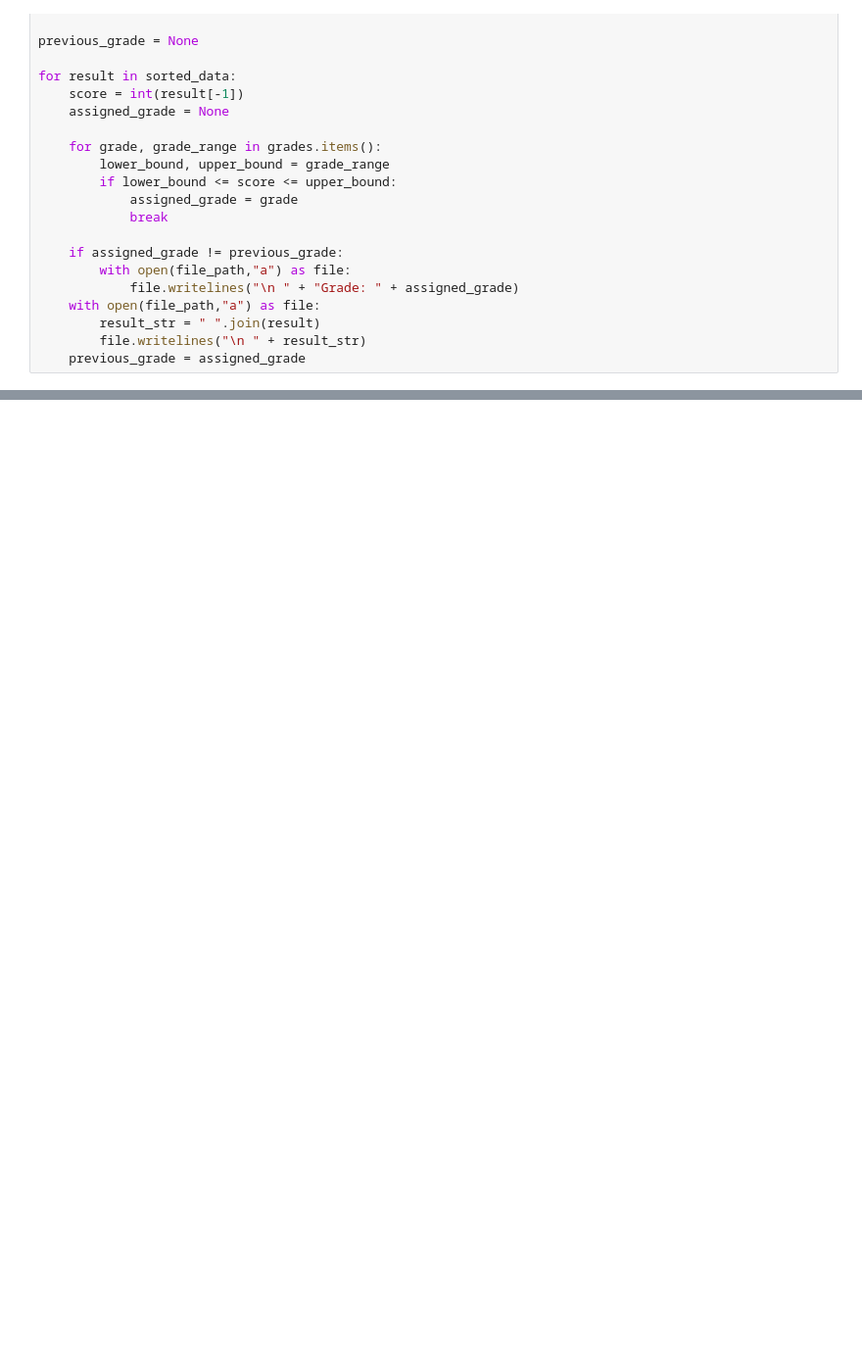
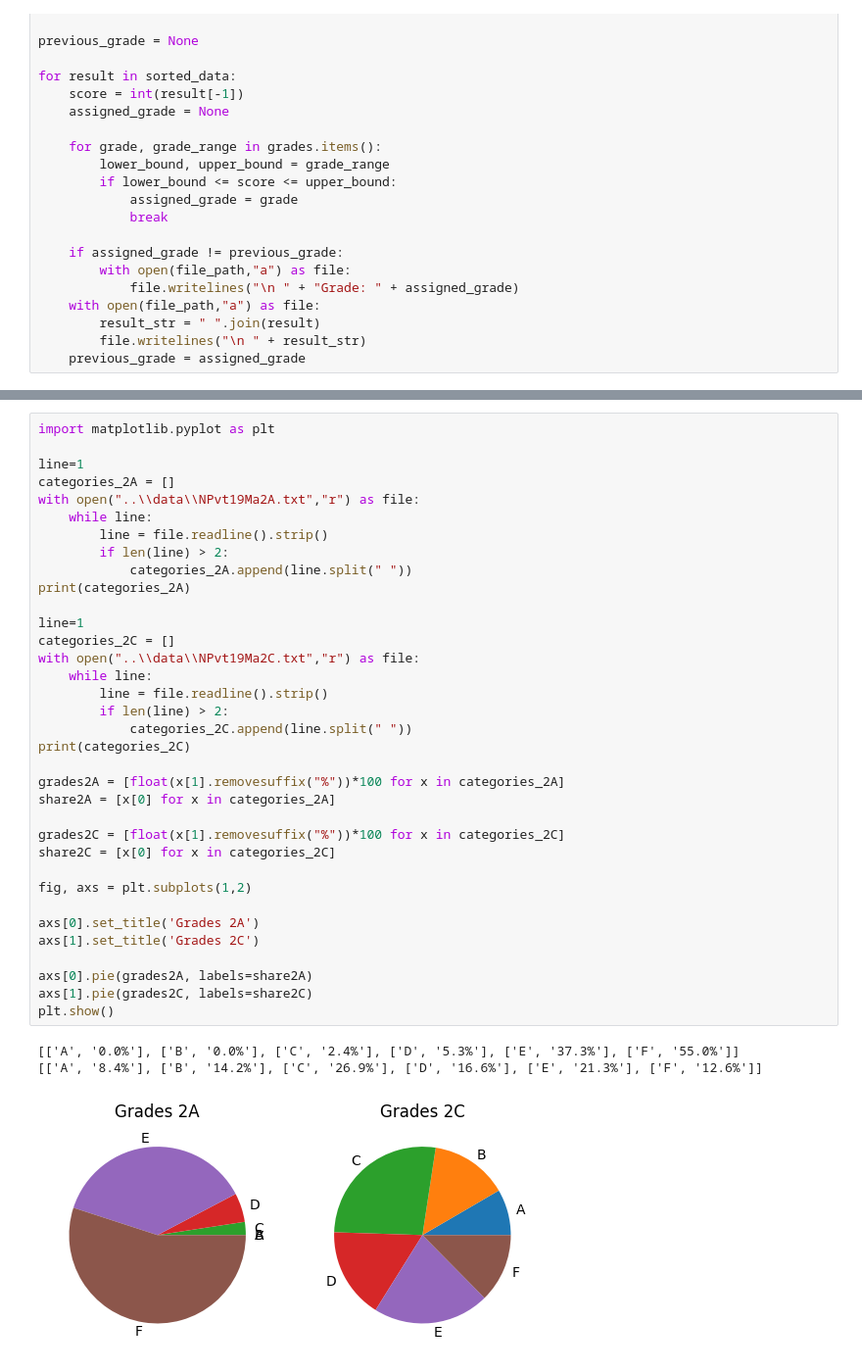
Before and after one commit to Shoresh613/Python-Mikael-Folkesson, a Jupyter notebook: Exercises/08. File handling.ipynb, the cells around one changed output, grey strips where cells are left out. Shown: that part at 98% size. Saved outputs shown, nothing was run; the diff lists cells and outputs as text; blank space fills up the shorter version.

```diff
--- a/Exercises/08. File handling.ipynb
+++ b/Exercises/08. File handling.ipynb
@@ -243,0 +266,39 @@ for result in sorted_data:
+# %%
+import matplotlib.pyplot as plt
+
+line=1
+categories_2A = []
+with open("..\\data\\NPvt19Ma2A.txt","r") as file:
+    while line:
+        line = file.readline().strip()
+        if len(line) > 2:
+            categories_2A.append(line.split(" "))
+print(categories_2A)
+
+line=1
+categories_2C = []
+with open("..\\data\\NPvt19Ma2C.txt","r") as file:
+    while line:
+        line = file.readline().strip()
+        if len(line) > 2:
+            categories_2C.append(line.split(" "))
+print(categories_2C)
+
+grades2A = [float(x[1].removesuffix("%"))*100 for x in categories_2A]
+share2A = [x[0] for x in categories_2A]
+
+grades2C = [float(x[1].removesuffix("%"))*100 for x in categories_2C]
+share2C = [x[0] for x in categories_2C]
+
+fig, axs = plt.subplots(1,2)
+
+axs[0].set_title('Grades 2A')
+axs[1].set_title('Grades 2C')
+
+axs[0].pie(grades2A, labels=share2A)
+axs[1].pie(grades2C, labels=share2C)
+plt.show()
+# %% [output]
+[['A', '0.0%'], ['B', '0.0%'], ['C', '2.4%'], ['D', '5.3%'], ['E', '37.3%'], ['F', '55.0%']]
+[['A', '8.4%'], ['B', '14.2%'], ['C', '26.9%'], ['D', '16.6%'], ['E', '21.3%'], ['F', '12.6%']]
+[figure, added]
```
Also changed, not shown: parts of 6 cells of this notebook.
